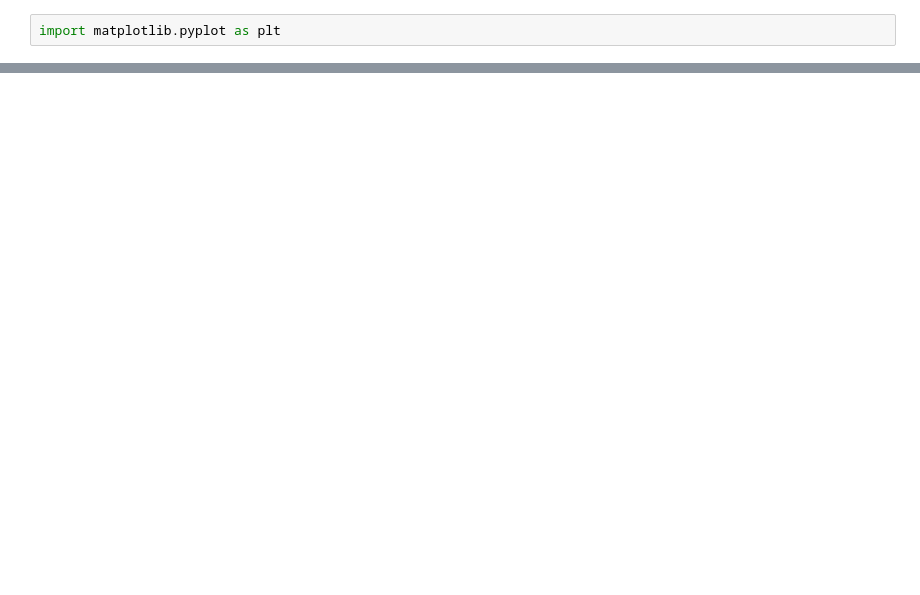
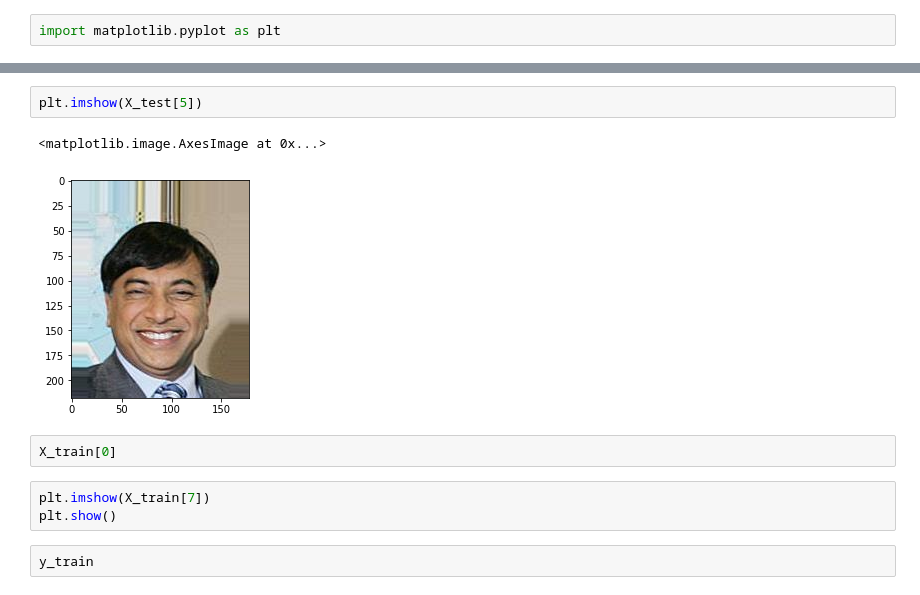
Before and after one commit to Aaronhjlee/Facial_Feature_Predictor, a Jupyter notebook: src/Deployment Test.ipynb, the cells around one changed output, grey strips where cells are left out. Saved outputs shown, nothing was run; the diff lists cells and outputs as text; blank space fills up the shorter version.

```diff
--- a/src/Deployment Test.ipynb
+++ b/src/Deployment Test.ipynb
@@ -125 +254,13 @@ y_test
 Name: male, dtype: int64
+# %%
+plt.imshow(X_test[5])
+# %% [output]
+<matplotlib.image.AxesImage at 0x...>
+[figure, added]
+# %%
+X_train[0]
+# %%
+plt.imshow(X_train[7])
+plt.show()
+# %%
+y_train
```
Also changed, not shown: parts of 20 cells of this notebook, 7 other files.
